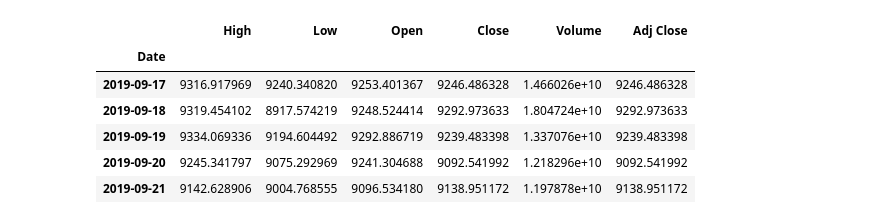
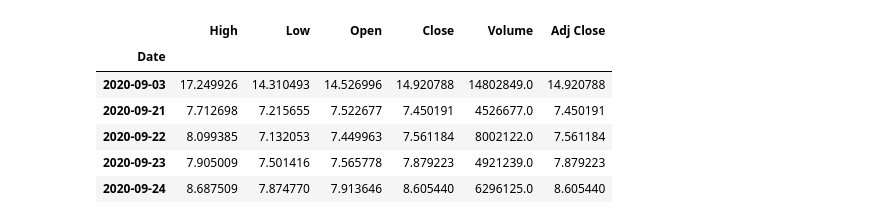
Before and after one commit to LopezMarioAlberto/AlgorithmicTradingPython, a Jupyter notebook: bitcoin/CryptoDashboard.ipynb, the cells around one changed output. Cells and saved outputs as stored; diff of their text form; code cells hidden in the pictures.

```diff
--- a/bitcoin/CryptoDashboard.ipynb
+++ b/bitcoin/CryptoDashboard.ipynb
@@ -11,26 +20,26 @@ import datetime as dt
 # %%
 # Get the stock quote
-crypto_currency = 'BTC'  # BTC
+crypto_currency = 'EGLD'  # BTC
 against_currency = 'EUR'
 data_source ='yahoo'
 period = 100
 
 start = dt.datetime(2012, 1, 1)
 end = dt.datetime.now()
 
 ticket = f'{crypto_currency}-{against_currency}'
 
 df = web.DataReader(ticket, data_source=data_source, start=start, end=end)
 
 df.head()
 # %% [output]
 |  | High | Low | Open | Close | Volume | Adj Close |
 | Date |  |  |  |  |  |  |
-| 2019-09-17 | 9316.917969 | 9240.340820 | 9253.401367 | 9246.486328 | 1.466026e+10 | 9246.486328 |
-| 2019-09-18 | 9319.454102 | 8917.574219 | 9248.524414 | 9292.973633 | 1.804724e+10 | 9292.973633 |
-| 2019-09-19 | 9334.069336 | 9194.604492 | 9292.886719 | 9239.483398 | 1.337076e+10 | 9239.483398 |
-| 2019-09-20 | 9245.341797 | 9075.292969 | 9241.304688 | 9092.541992 | 1.218296e+10 | 9092.541992 |
-| 2019-09-21 | 9142.628906 | 9004.768555 | 9096.534180 | 9138.951172 | 1.197878e+10 | 9138.951172 |
+| 2020-09-03 | 17.249926 | 14.310493 | 14.526996 | 14.920788 | 14802849.0 | 14.920788 |
+| 2020-09-21 | 7.712698 | 7.215655 | 7.522677 | 7.450191 | 4526677.0 | 7.450191 |
+| 2020-09-22 | 8.099385 | 7.132053 | 7.449963 | 7.561184 | 8002122.0 | 7.561184 |
+| 2020-09-23 | 7.905009 | 7.501416 | 7.565778 | 7.879223 | 4921239.0 | 7.879223 |
+| 2020-09-24 | 8.687509 | 7.874770 | 7.913646 | 8.605440 | 6296125.0 | 8.605440 |
 # %%
 df.reset_index(inplace = True)
 df.set_index(["Date"])
```
Also changed, not shown: parts of 12 cells of this notebook, 1 other file.
